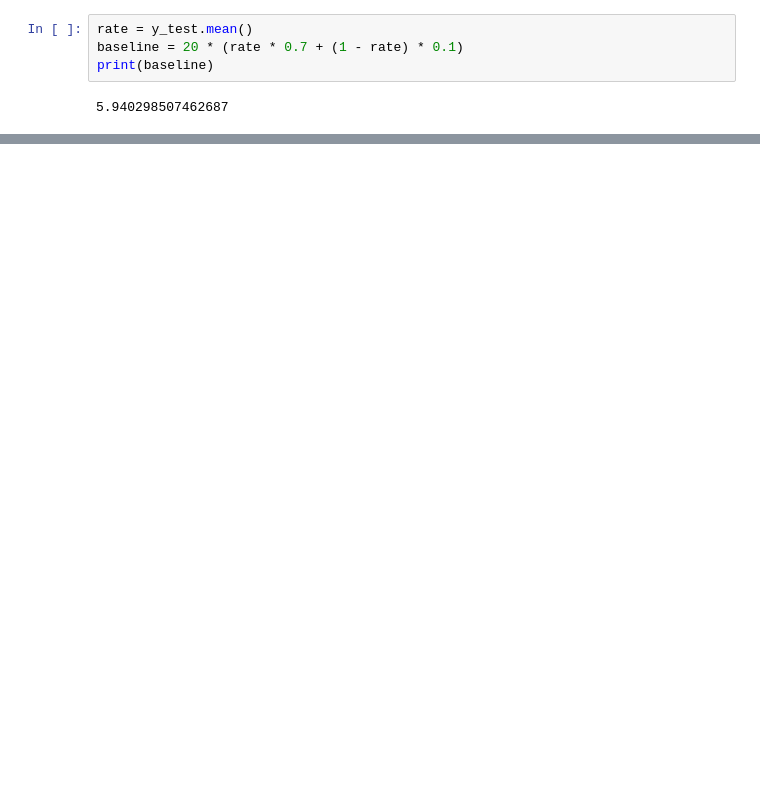
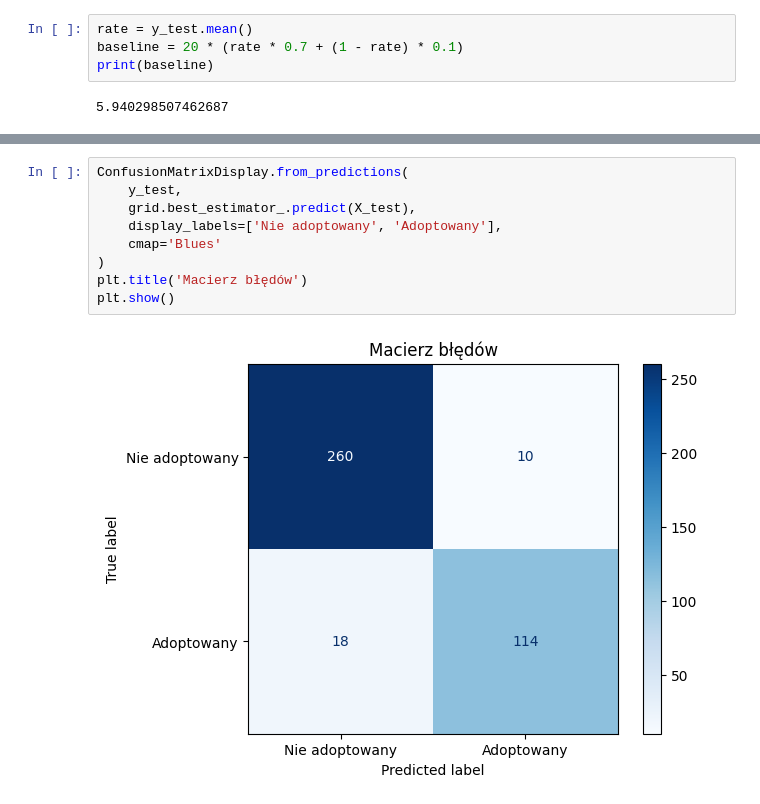
Before and after one commit to Zajecia-na-PWr-LR/lista-4-projekt-grupowy-lematy, a Jupyter notebook: drzewo_decyzyjne.ipynb, the cells around one changed output, grey strips where cells are left out. Cells and saved outputs as stored; diff of their text form; blank space fills up the shorter version.

```diff
--- a/drzewo_decyzyjne.ipynb
+++ b/drzewo_decyzyjne.ipynb
@@ -86,0 +104,11 @@ print(baseline)
+# %%
+ConfusionMatrixDisplay.from_predictions(
+    y_test,
+    grid.best_estimator_.predict(X_test),
+    display_labels=['Nie adoptowany', 'Adoptowany'],
+    cmap='Blues'
+)
+plt.title('Macierz błędów')
+plt.show()
+# %% [output]
+[figure, added]
```
Also changed, not shown: parts of 9 cells of this notebook, 1 other file.
